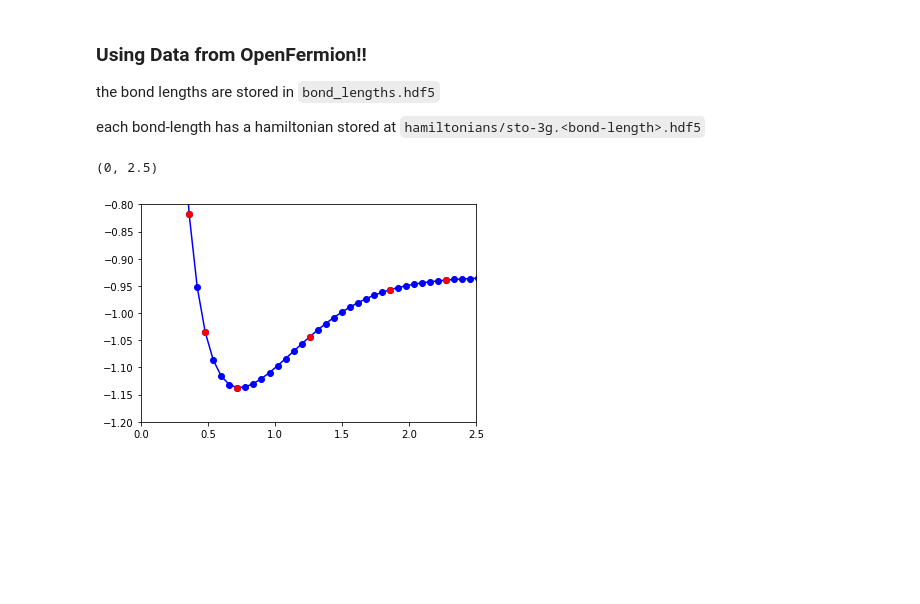
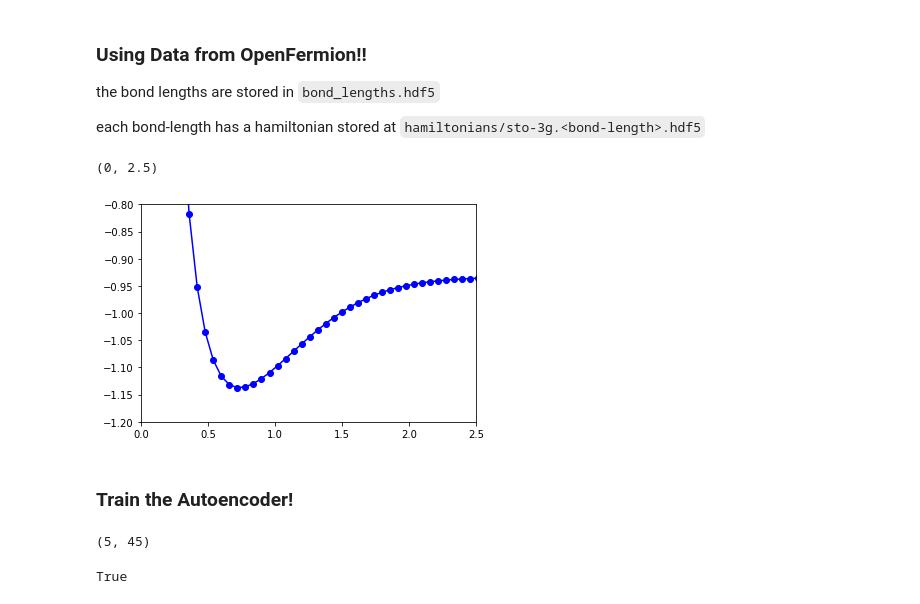
Before and after one commit to jamesbaskerville/PBLT-Quantum-Autoencoder, a Jupyter notebook: PBLT_v1.ipynb, the cells around one changed output. Drawn from its saved outputs; the diff is of its cells as text; code cells hidden in the pictures; blank space fills up the shorter version.

Commit message:
just have to figure out probabilities?

```diff
--- a/PBLT_v1.ipynb
+++ b/PBLT_v1.ipynb
@@ -542,16 +546,18 @@ training_indices = [5, 7, np.argmin(groundenergies), 20, 30, 37]
 # %%
 # plot hydrogen atom bond-length vs. ground-state energies
 # red points are those states selected for training, everything else is for testing
 plt.plot(bond_lengths, groundenergies, 'ob-')
-plt.plot(bond_lengths[training_indices], groundenergies[training_indices], 'or')
+#plt.plot(bond_lengths[training_indices], groundenergies[training_indices], 'or')
 plt.ylim([-1.2, -0.8])
 plt.xlim([0, 2.5])
 # %% [output]
 (0, 2.5)
-[figure, old version]
+[figure, new version]
 # %%
 # generate density matrices for each groundstate
 focks = []
 for i in range(len(bond_lengths)):
     focks.append(ket2dm(groundstates[i]))
 focks = np.array(focks)
+# %% [markdown]
+### Train the Autoencoder!
@@ -557,0 +584,6 @@ focks = np.array(focks)
+# %%
+print((len(train_set), len(test_set)))
+groundstates[np.argmin(groundenergies)] == train_set[0]
+# %% [output]
+(5, 45)
+True
```
Also changed, not shown: parts of 7 cells of this notebook, 2 other files.
